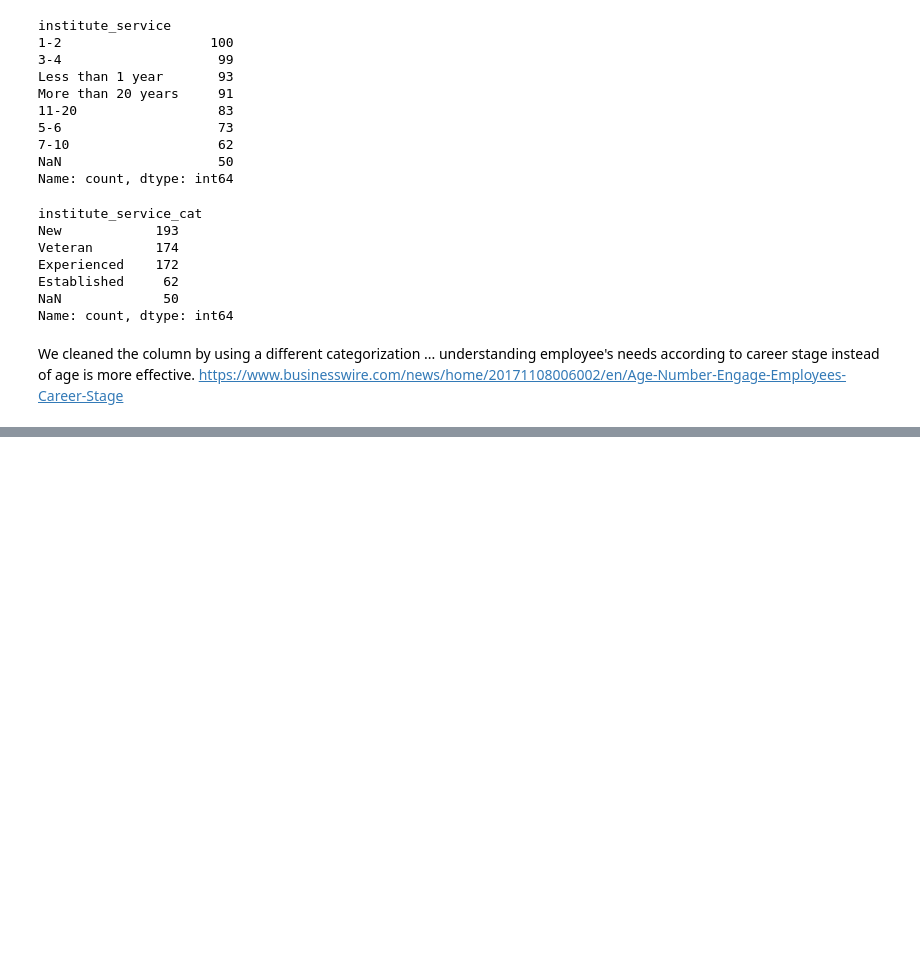
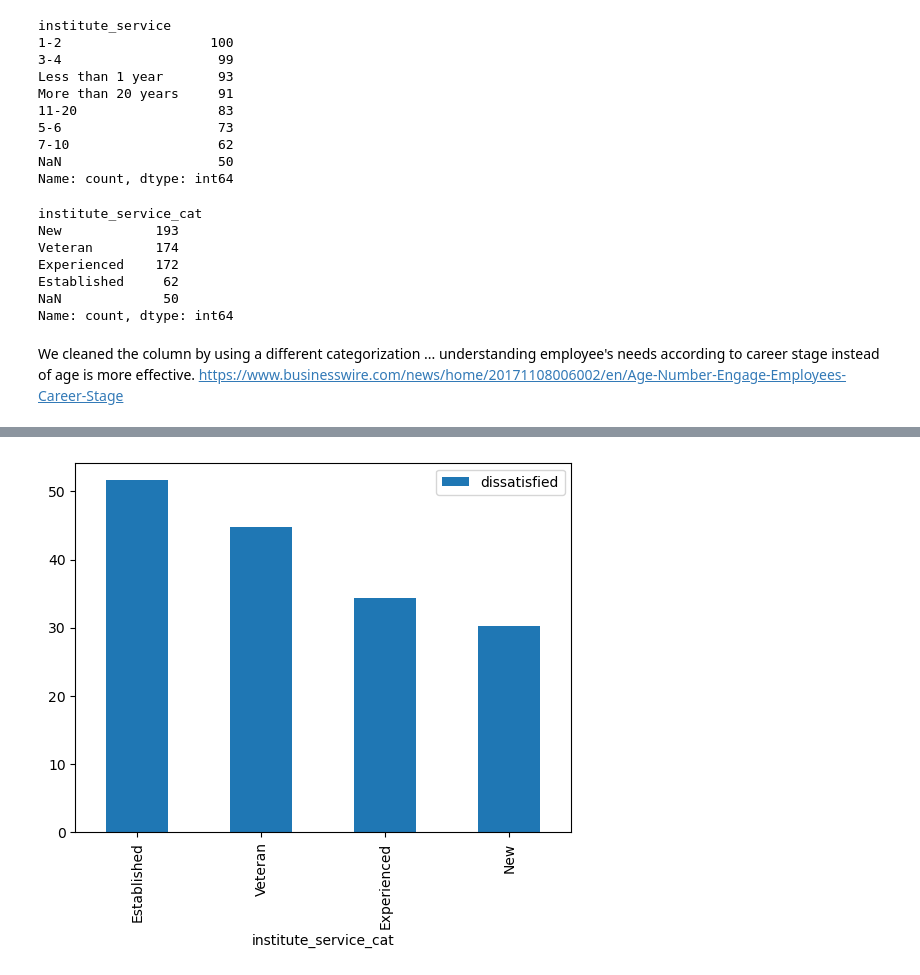
Before and after one commit to 1Elral4/Data-Cleaning, a Jupyter notebook: Data Cleaning.ipynb, the cells around one changed output, grey strips where cells are left out. Drawn from its saved outputs; the diff is of its cells as text; code cells hidden in the pictures; blank space fills up the shorter version.

```diff
--- a/Data Cleaning.ipynb
+++ b/Data Cleaning.ipynb
@@ -560,0 +563,7 @@ We cleaned the column by using a different categorization ... understanding empl
+# %%
+most_common = combined['institute_service_cat'].value_counts(dropna=False).index[0]
+
+#fill nans with the most common value
+combined['institute_service_cat'].fillna(most_common, inplace=True)
+
+combined['institute_service_cat'].value_counts(dropna=False)
@@ -560,0 +577,7 @@ We cleaned the column by using a different categorization ... understanding empl
+# %%
+dissatisfied_pivot =  (combined.pivot_table('dissatisfied',
+                            index='institute_service_cat',
+                            aggfunc='mean',
+                            ) * 100.0).sort_values(by='dissatisfied', ascending=False)
+
+dissatisfied_pivot
@@ -560,0 +591,5 @@ We cleaned the column by using a different categorization ... understanding empl
+# %%
+dissatisfied_pivot.plot(kind='bar',)
+plt.show()
+# %% [output]
+[figure, added]
```
Also changed, not shown: parts of 4 cells of this notebook.
